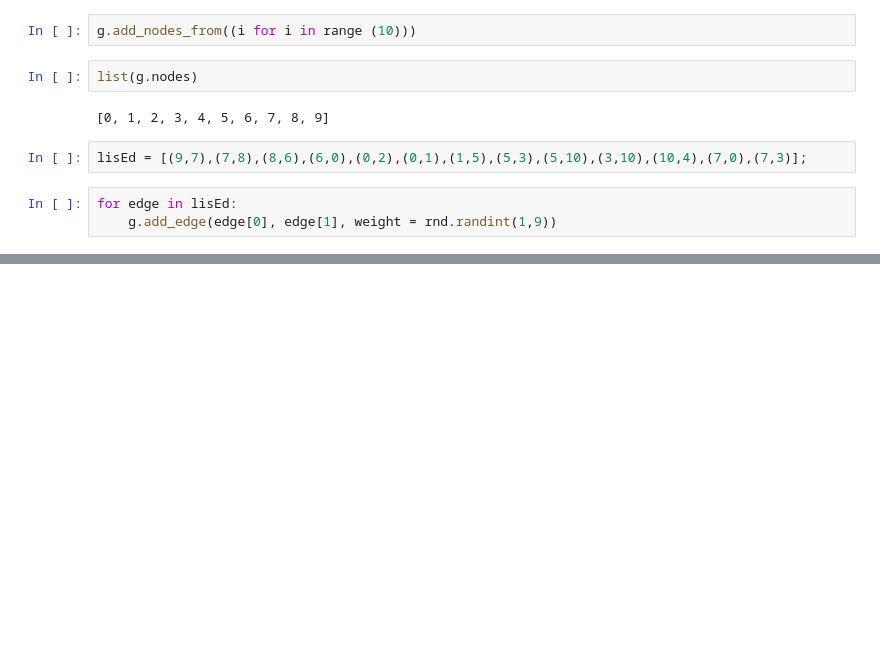
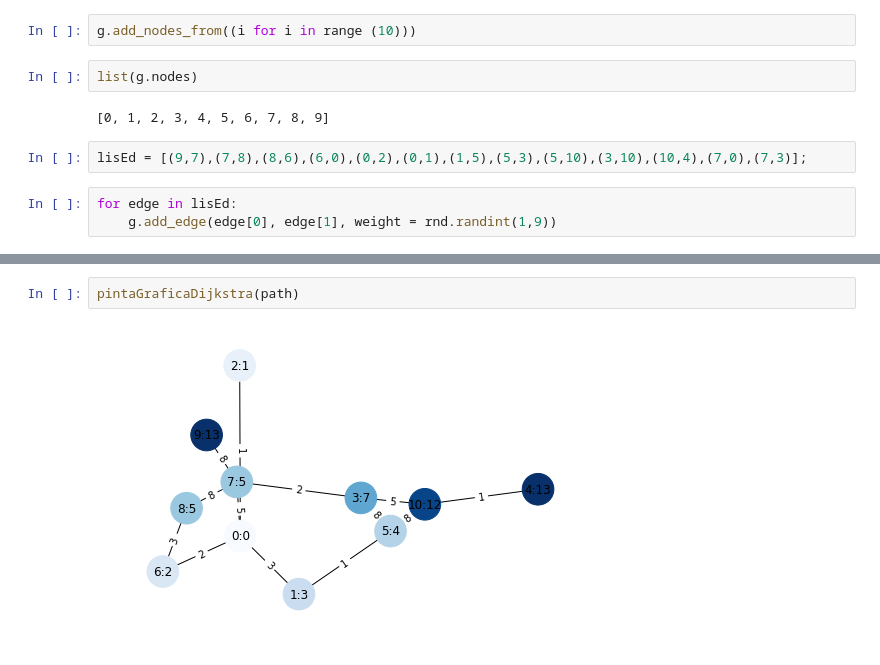
Before and after one commit to mageMerlin8/EDA_TareaDijkstra, a Jupyter notebook: dijkstra.ipynb, the cells around one changed output, grey strips where cells are left out. Saved outputs shown, nothing was run; the diff lists cells and outputs as text; blank space fills up the shorter version.

```diff
--- a/dijkstra.ipynb
+++ b/dijkstra.ipynb
@@ -143,3 +158,7 @@ path = dijkstra(g,0)
+# %%
+pintaGraficaDijkstra(path)
+# %% [output]
+[figure, added]
 # %%
 pintaGraficaDijkstra(path)
 # %% [output]
```
Also changed, not shown: parts of 14 cells of this notebook.
